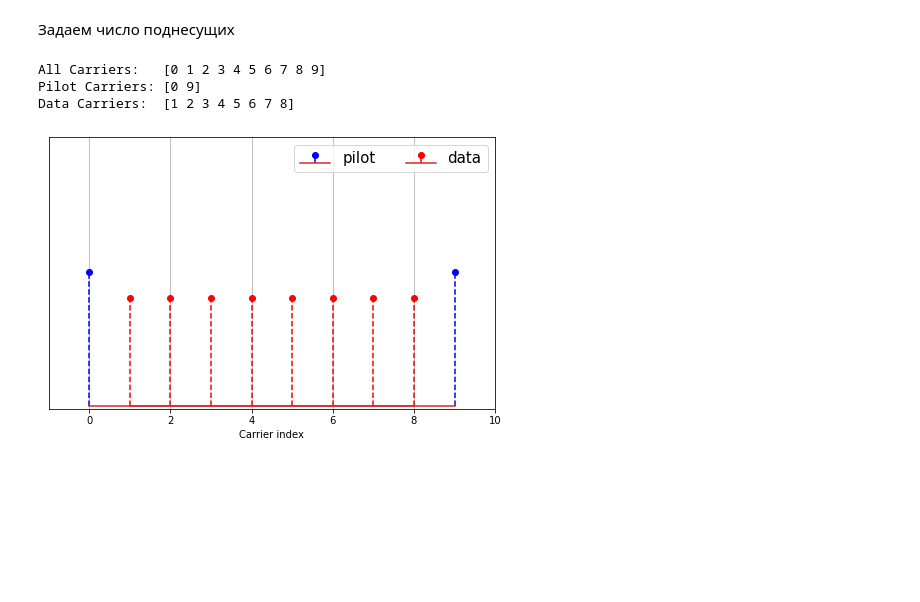
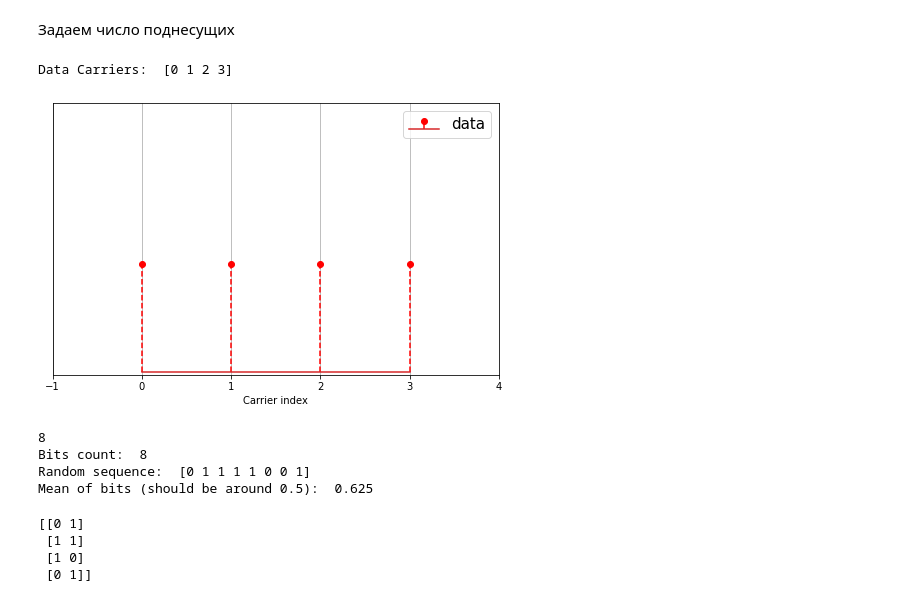
Before and after one commit to hotriluc/phd_project, a Jupyter notebook: testing/noise_immunity/ofdm.ipynb, the cells around one changed output. Drawn from its saved outputs; the diff is of its cells as text; code cells hidden in the pictures; blank space fills up the shorter version.

```diff
--- a/testing/noise_immunity/ofdm.ipynb
+++ b/testing/noise_immunity/ofdm.ipynb
@@ -21,29 +54,47 @@ pilot_value = 3+3j # The known value each pilot transmits
+# %%
+N = 4 # OFDM Sub Carriers
+T = 1 # Period
+k = 2 # nubmer of bits
+Fn = 1000
 # %%
-all_carriers = np.arange(K)  # indices of all subcarriers ([0, 1, ... K-1])
+all_carriers = np.arange(N)  # indices of all subcarriers ([0, 1, ... K-1])
 
-pilot_carriers = all_carriers[::K//P] # Pilots is every (K/P)th carrier.
+data_carriers = all_carriers
 
-# For convenience of channel estimation, let's make the last carriers also be a pilot
-pilot_carriers = np.hstack([pilot_carriers, np.array([all_carriers[-1]])])
-P = P+1
-
-# data carriers are all remaining carriers
-data_carriers = np.delete(all_carriers, pilot_carriers)
-
-print ("All Carriers:   %s" % all_carriers)
-print ("Pilot Carriers: %s" % pilot_carriers)
 print ("Data Carriers:  %s" % data_carriers)
 plt.figure(figsize=(8,5))
 
-plt.stem(pilot_carriers, n_likes(5, pilot_carriers), use_line_collection=True, linefmt="b--", markerfmt='bo', label="pilot")
 plt.stem(data_carriers, n_likes(4, data_carriers), use_line_collection=True,  linefmt="r--",  markerfmt='ro', label='data',)
 plt.legend(fontsize=10, ncol=2, prop={'size': 15})
-plt.xlim((-1,K)); plt.ylim((-0.1, 10))
+plt.xlim((-1,N)); plt.ylim((-0.1, 10))
 plt.xlabel('Carrier index')
 plt.yticks([])
 plt.grid(True);
 # %% [output]
-All Carriers:   [0 1 2 3 4 5 6 7 8 9]
-Pilot Carriers: [0 9]
-Data Carriers:  [1 2 3 4 5 6 7 8]
+Data Carriers:  [0 1 2 3]
-[figure, old version]
+[figure, new version]
+# %%
+mu = 2 # bits per symbol
+payloadBits_per_OFDM = len(data_carriers)*mu  # number of payload bits per OFDM symbol
+print(payloadBits_per_OFDM)
+
+bits = np.random.binomial(n=1, p=0.5, size=(payloadBits_per_OFDM))
+
+print ("Bits count: ", len(bits))
+print ("Random sequence: ", bits)
+print ("Mean of bits (should be around 0.5): ", np.mean(bits))
+# %% [output]
+8
+Bits count:  8
+Random sequence:  [0 1 1 1 1 0 0 1]
+Mean of bits (should be around 0.5):  0.625
+# %%
+def SP(bits):
+    return bits.reshape((len(data_carriers), mu))
+bits_SP = SP(bits)
+print (bits_SP)
+# %% [output]
+[[0 1]
+ [1 1]
+ [1 0]
+ [0 1]]
```
Also changed, not shown: parts of 5 cells of this notebook, 1 other file.
